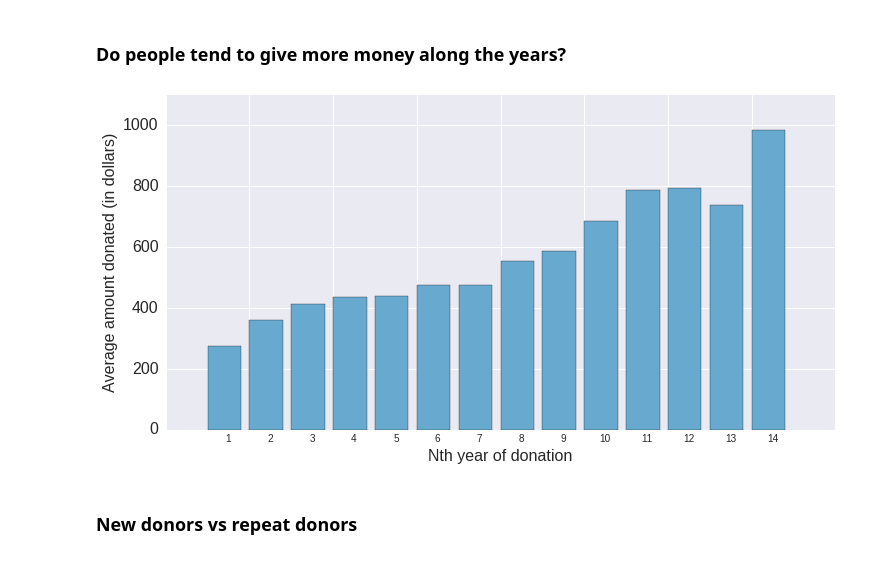
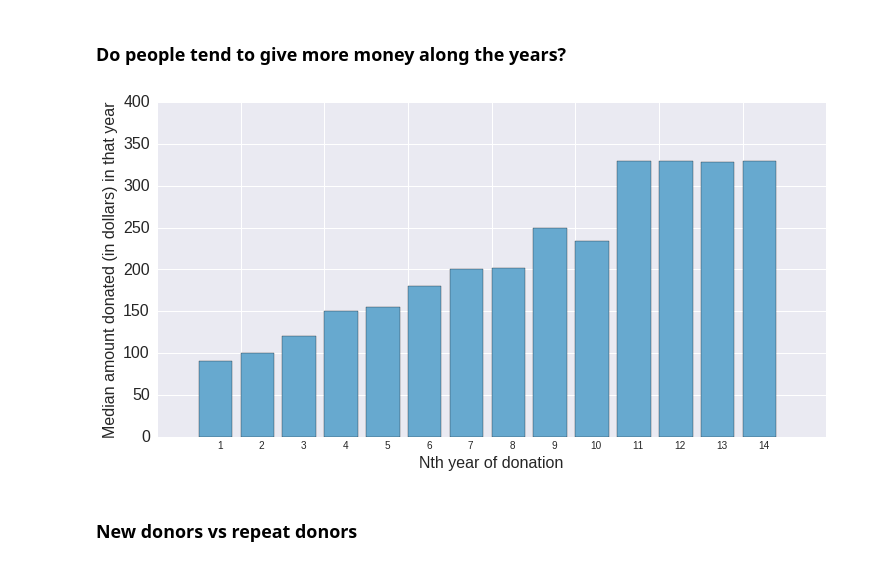
Before and after one commit to sharathmalladi/SEF, a Jupyter notebook: notebooks/42_ExtractDonor_Data.ipynb, the cells around one changed output. Saved outputs shown, nothing was run; the diff lists cells and outputs as text; code cells hidden in the pictures.

Commit message:
Added visualizations, cleaned up repo of unwanted code

```diff
--- a/notebooks/42_ExtractDonor_Data.ipynb
+++ b/notebooks/42_ExtractDonor_Data.ipynb
@@ -150,27 +151,27 @@ thousands_sep = lambda x: locale.format("%.2f", x, grouping=True)
 # %%
 data = donor_data\
 .groupby('year_of_donation')\
-.agg({'amount': ['mean'], 'donor_id': 'size'})\
+.agg({'amount': ['median'], 'donor_id': 'size'})\
 .iloc[1:-1]
 
 data.columns = data.columns.droplevel(0)
 
 fig, ax = plt.subplots(figsize=(12,6))
-plt.bar(data.index, data['mean'],color=color1)
+plt.bar(data.index, data['median'],color=color1)
 plt.xlabel('Nth year of donation', fontsize=16)
-plt.ylabel('Average amount donated (in dollars)', fontsize=16)
+plt.ylabel('Median amount donated (in dollars) in that year', fontsize=16)
 ax.xaxis.set_major_formatter(ticker.NullFormatter())
 
-ax.set_ylim([0,1100])
+ax.set_ylim([0,400])
 
 plt.tick_params(labelsize=16)
 ax.xaxis.set_minor_locator(ticker.FixedLocator(data.index.values+0.5))
 ax.xaxis.set_minor_formatter(ticker.FixedFormatter(data.index.values.astype('int')))
 ax.tick_params(axis='x', labelsize=16)
 #_ = fig.suptitle('Average amount donated vs year of donation', fontsize=16)
-plt.savefig('viz/Amount_Donated_In_Nth_Year.png')
+plt.savefig('viz/Median_Amount_Donated_In_Nth_Year.png')
 # %% [output]
-[figure, old version]
+[figure, new version]
 # %% [markdown]
 ### New donors vs repeat donors
 # %%
```
Also changed, not shown: parts of 6 cells of this notebook, 31 other files.
